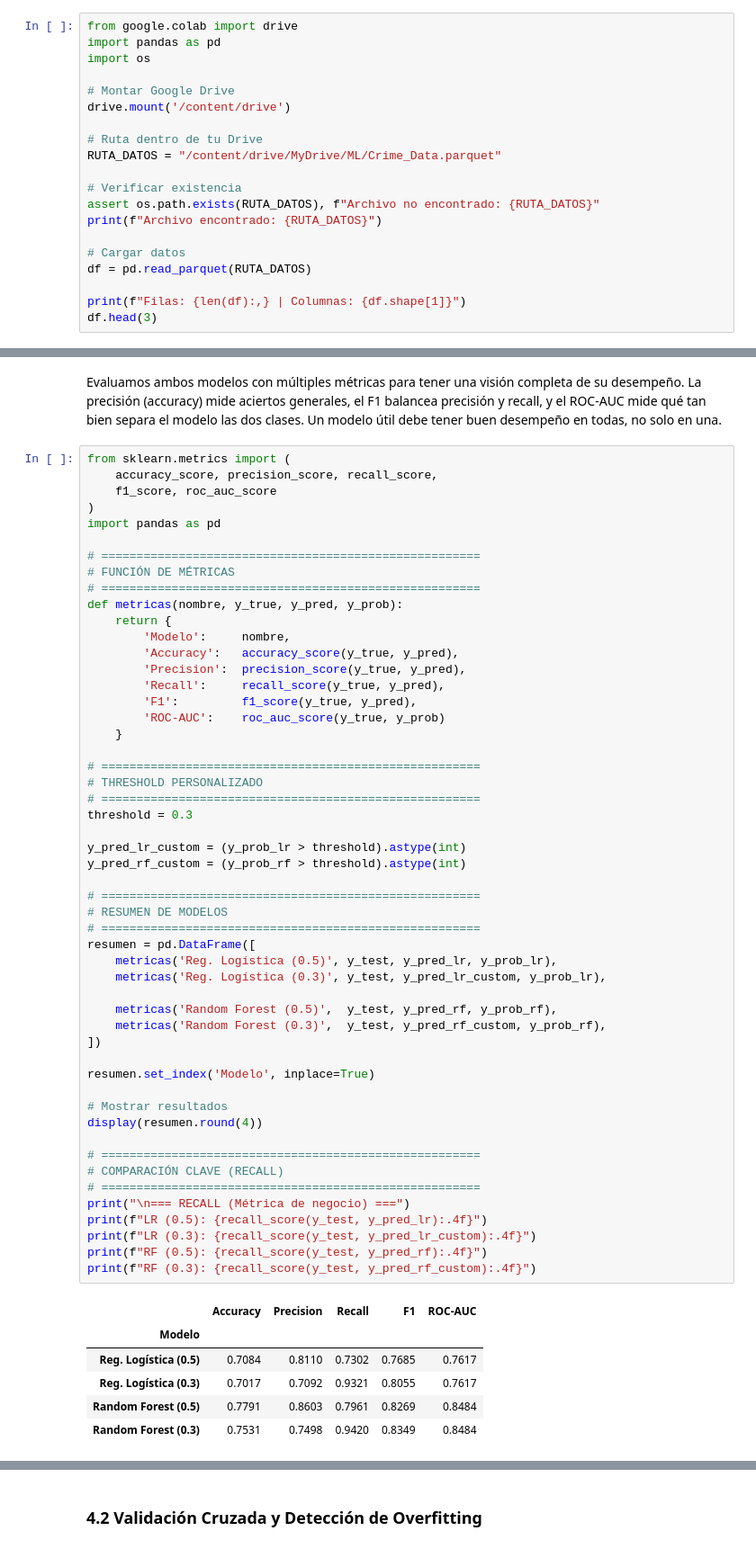
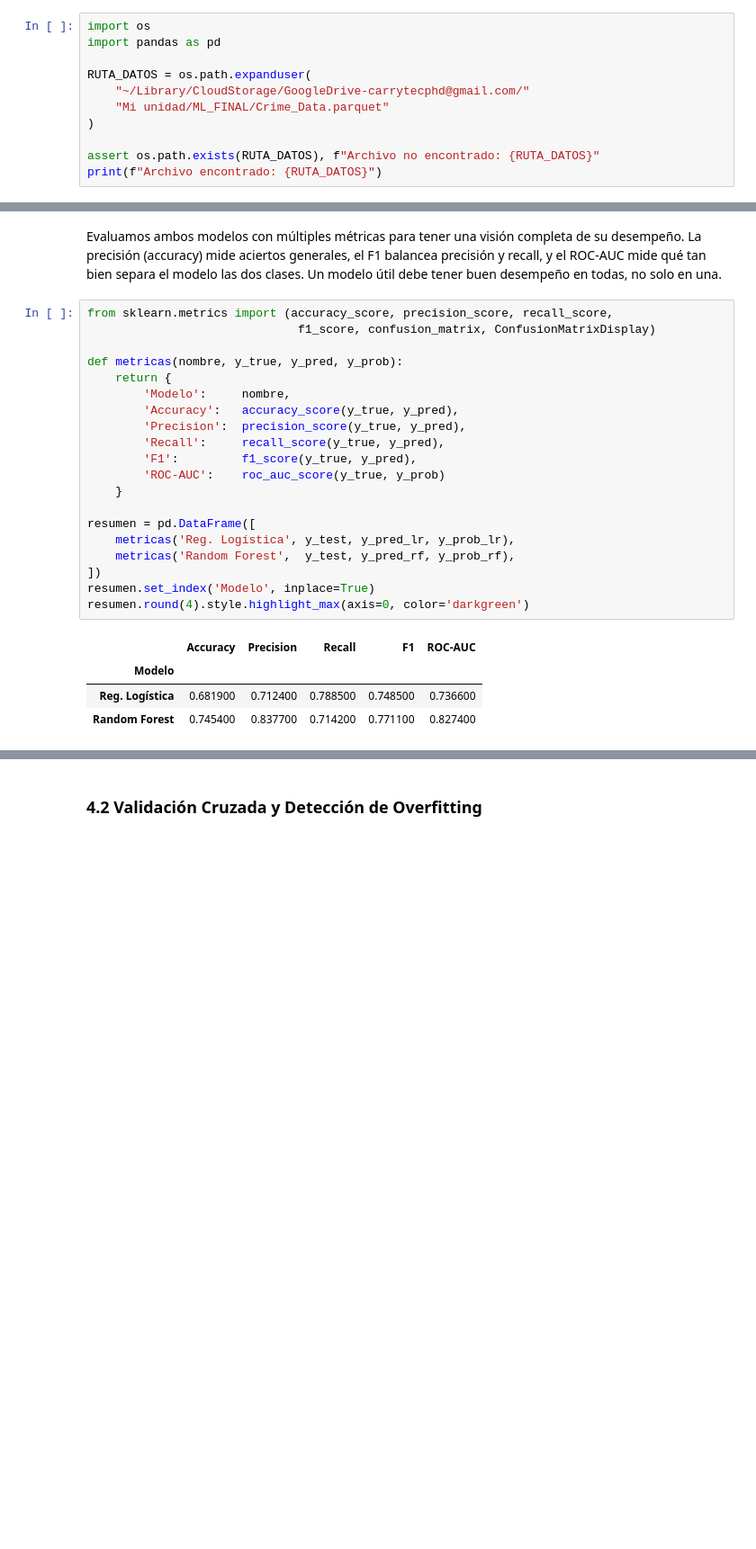
Before and after one commit to carrytecphd-oss/ml-crime-lapd, a Jupyter notebook: ML_Trabajo_Final.ipynb, the cells around one changed output, grey strips where cells are left out. Shown at 90% size. Saved outputs shown, nothing was run; the diff lists cells and outputs as text; blank space fills up the shorter version.

```diff
--- a/ML_Trabajo_Final.ipynb
+++ b/ML_Trabajo_Final.ipynb
@@ -61,23 +55,14 @@ Mounted at /content/drive
 # %% [markdown]
 En esta sección cargamos el dataset desde Google Drive. El archivo está en formato Parquet, que es significativamente más rápido y ligero que el CSV original (244 MB → 41 MB). Antes de continuar, el código verifica que el archivo existe en la ruta correcta para evitar errores inesperados.
 # %%
-from google.colab import drive
+import os
 import pandas as pd
-import os
 
-# Montar Google Drive
-drive.mount('/content/drive')
+RUTA_DATOS = os.path.expanduser(
+    "~/Library/CloudStorage/GoogleDrive-carrytecphd@gmail.com/"
+    "Mi unidad/ML_FINAL/Crime_Data.parquet"
+)
 
-# Ruta dentro de tu Drive
-RUTA_DATOS = "/content/drive/MyDrive/ML/Crime_Data.parquet"
-
-# Verificar existencia
 assert os.path.exists(RUTA_DATOS), f"Archivo no encontrado: {RUTA_DATOS}"
 print(f"Archivo encontrado: {RUTA_DATOS}")
-
-# Cargar datos
-df = pd.read_parquet(RUTA_DATOS)
-
-print(f"Filas: {len(df):,} | Columnas: {df.shape[1]}")
-df.head(3)
 # %% [output]
@@ -557,61 +380,27 @@ Name: count, dtype: int64
 # %% [markdown]
 Evaluamos ambos modelos con múltiples métricas para tener una visión completa de su desempeño. La precisión (accuracy) mide aciertos generales, el F1 balancea precisión y recall, y el ROC-AUC mide qué tan bien separa el modelo las dos clases. Un modelo útil debe tener buen desempeño en todas, no solo en una.
 # %%
-from sklearn.metrics import (
-    accuracy_score, precision_score, recall_score,
-    f1_score, roc_auc_score
-)
-import pandas as pd
+from sklearn.metrics import (accuracy_score, precision_score, recall_score,
+                              f1_score, confusion_matrix, ConfusionMatrixDisplay)
 
-# ======================================================
-# FUNCIÓN DE MÉTRICAS
-# ======================================================
 def metricas(nombre, y_true, y_pred, y_prob):
     return {
         'Modelo':     nombre,
         'Accuracy':   accuracy_score(y_true, y_pred),
         'Precision':  precision_score(y_true, y_pred),
         'Recall':     recall_score(y_true, y_pred),
         'F1':         f1_score(y_true, y_pred),
         'ROC-AUC':    roc_auc_score(y_true, y_prob)
     }
 
-# ======================================================
-# THRESHOLD PERSONALIZADO
-# ======================================================
-threshold = 0.3
-
-y_pred_lr_custom = (y_prob_lr > threshold).astype(int)
-y_pred_rf_custom = (y_prob_rf > threshold).astype(int)
-
-# ======================================================
-# RESUMEN DE MODELOS
-# ======================================================
 resumen = pd.DataFrame([
-    metricas('Reg. Logística (0.5)', y_test, y_pred_lr, y_prob_lr),
-    metricas('Reg. Logística (0.3)', y_test, y_pred_lr_custom, y_prob_lr),
-
-    metricas('Random Forest (0.5)',  y_test, y_pred_rf, y_prob_rf),
-    metricas('Random Forest (0.3)',  y_test, y_pred_rf_custom, y_prob_rf),
+    metricas('Reg. Logística', y_test, y_pred_lr, y_prob_lr),
+    metricas('Random Forest',  y_test, y_pred_rf, y_prob_rf),
 ])
-
 resumen.set_index('Modelo', inplace=True)
-
-# Mostrar resultados
-display(resumen.round(4))
-
-# ======================================================
-# COMPARACIÓN CLAVE (RECALL)
-# ======================================================
-print("\n=== RECALL (Métrica de negocio) ===")
-print(f"LR (0.5): {recall_score(y_test, y_pred_lr):.4f}")
-print(f"LR (0.3): {recall_score(y_test, y_pred_lr_custom):.4f}")
-print(f"RF (0.5): {recall_score(y_test, y_pred_rf):.4f}")
-print(f"RF (0.3): {recall_score(y_test, y_pred_rf_custom):.4f}")
+resumen.round(4).style.highlight_max(axis=0, color='darkgreen')
 # %% [output]
 |  | Accuracy | Precision | Recall | F1 | ROC-AUC |
 | Modelo |  |  |  |  |  |
-| Reg. Logística (0.5) | 0.7084 | 0.8110 | 0.7302 | 0.7685 | 0.7617 |
-| Reg. Logística (0.3) | 0.7017 | 0.7092 | 0.9321 | 0.8055 | 0.7617 |
-| Random Forest (0.5) | 0.7791 | 0.8603 | 0.7961 | 0.8269 | 0.8484 |
-| Random Forest (0.3) | 0.7531 | 0.7498 | 0.9420 | 0.8349 | 0.8484 |
+| Reg. Logística | 0.681900 | 0.712400 | 0.788500 | 0.748500 | 0.736600 |
+| Random Forest | 0.745400 | 0.837700 | 0.714200 | 0.771100 | 0.827400 |
```
Also changed, not shown: parts of 20 cells of this notebook, 5 other files.
